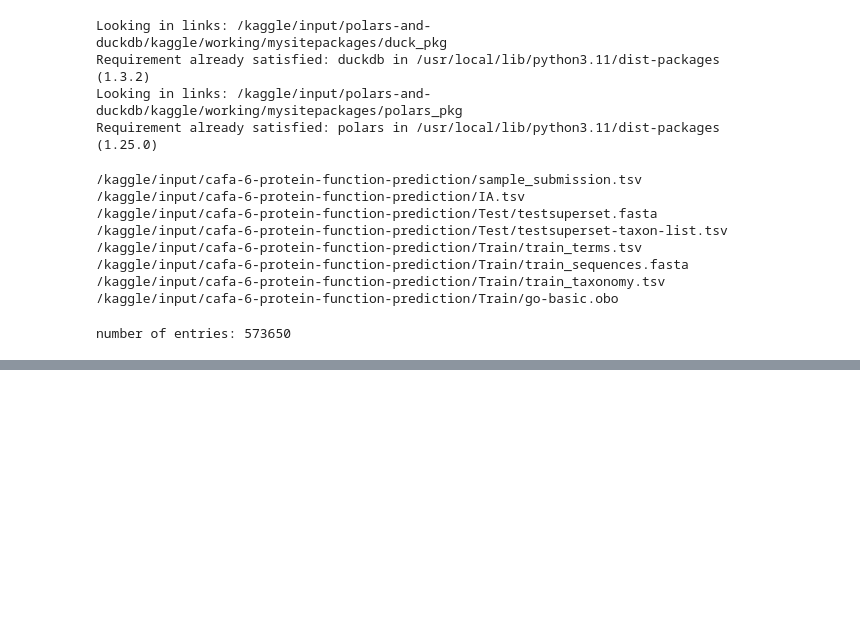
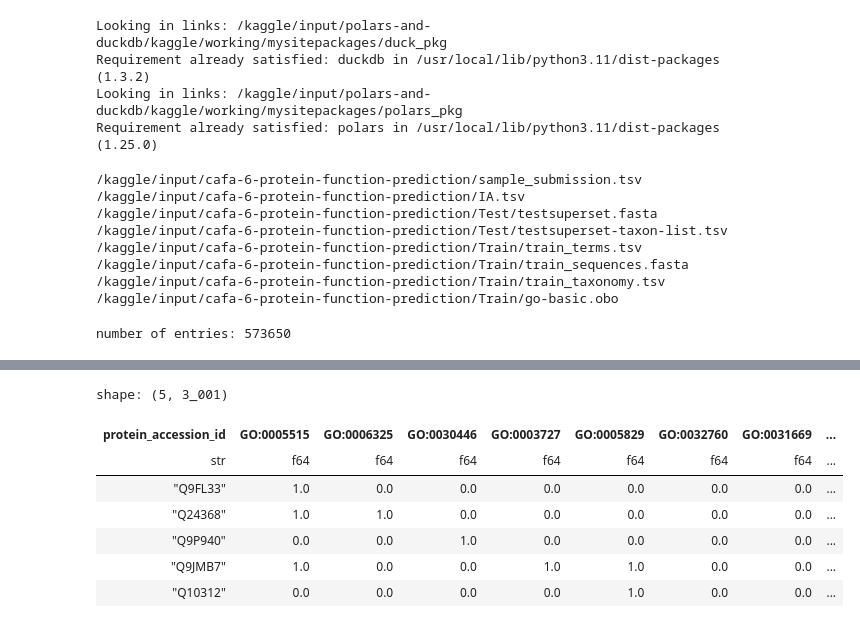
Before and after one commit to sumaniitm/cafa-6-protein-function-prediction-kaggle, a Jupyter notebook: cafa-suman-initial-exploration.ipynb, the cells around one changed output, grey strips where cells are left out. Saved outputs shown, nothing was run; the diff lists cells and outputs as text; code cells hidden in the pictures; blank space fills up the shorter version.

```diff
--- a/cafa-suman-initial-exploration.ipynb
+++ b/cafa-suman-initial-exploration.ipynb
@@ -62,0 +149,3 @@ emb_df.to_parquet('protein_embeddings.parquet')
+# %%
+train_protein_labels = train_labels.select(['protein_accession_id','term'])
+train_protein_labels.head(5)
@@ -62,0 +161,24 @@ emb_df.to_parquet('protein_embeddings.parquet')
+# %%
+train_protein_labels_w_term_presence = train_protein_labels.with_columns(
+    pl.lit(1.0).alias("presence")
+)
+
+pivoted_df = train_protein_labels_w_term_presence.pivot(
+    index="protein_accession_id",
+    on="term",
+    values="presence",
+    aggregate_function="sum"
+)
+
+pivoted_df = pivoted_df.fill_null(0)
+# %%
+pivoted_df.head(5)
+# %% [output]
+shape: (5, 3_001)
+| protein_accession_id | GO:0005515 | GO:0006325 | GO:0030446 | GO:0003727 | GO:0005829 | GO:0032760 | GO:0031669 | ... |
+| str | f64 | f64 | f64 | f64 | f64 | f64 | f64 | ... |
+| "Q9FL33" | 1.0 | 0.0 | 0.0 | 0.0 | 0.0 | 0.0 | 0.0 | ... |
+| "Q24368" | 1.0 | 1.0 | 0.0 | 0.0 | 0.0 | 0.0 | 0.0 | ... |
+| "Q9P940" | 0.0 | 0.0 | 1.0 | 0.0 | 0.0 | 0.0 | 0.0 | ... |
+| "Q9JMB7" | 1.0 | 0.0 | 0.0 | 1.0 | 1.0 | 0.0 | 0.0 | ... |
+| "Q10312" | 0.0 | 0.0 | 0.0 | 0.0 | 1.0 | 0.0 | 0.0 | ... |
```
Also changed, not shown: parts of 23 cells of this notebook.
